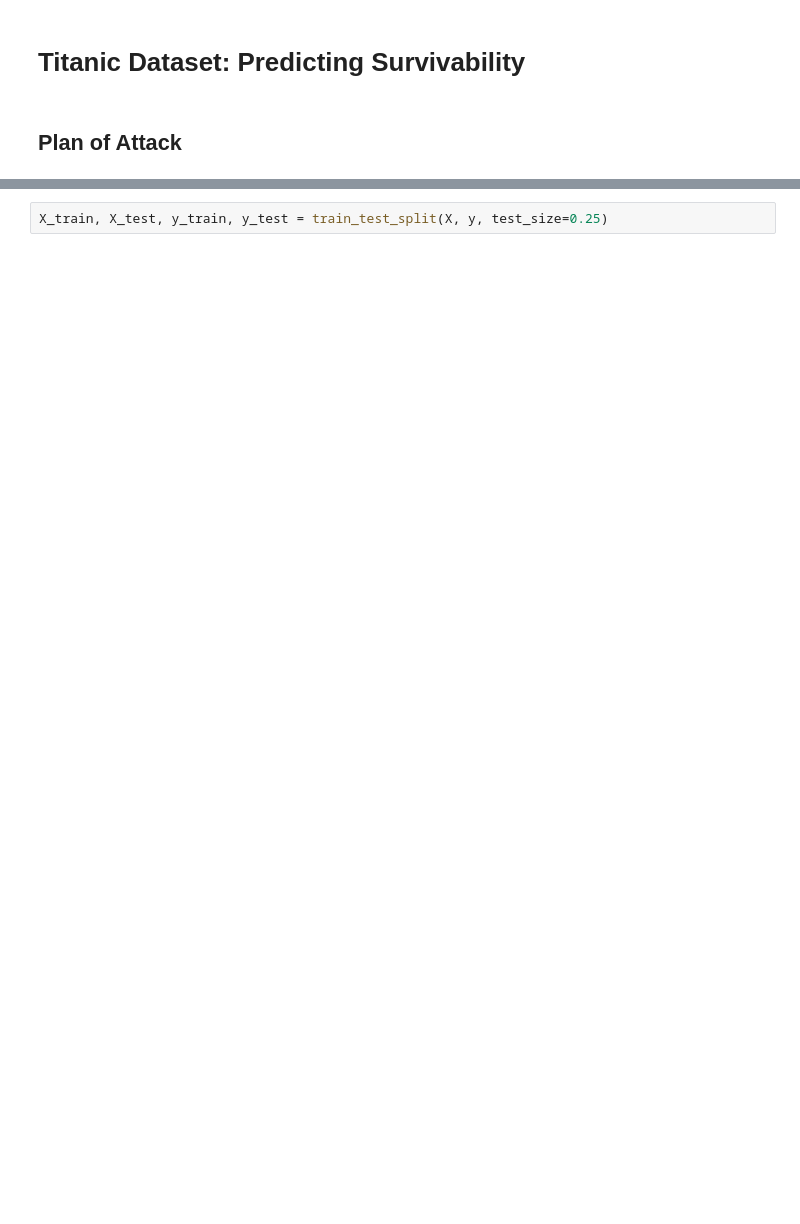
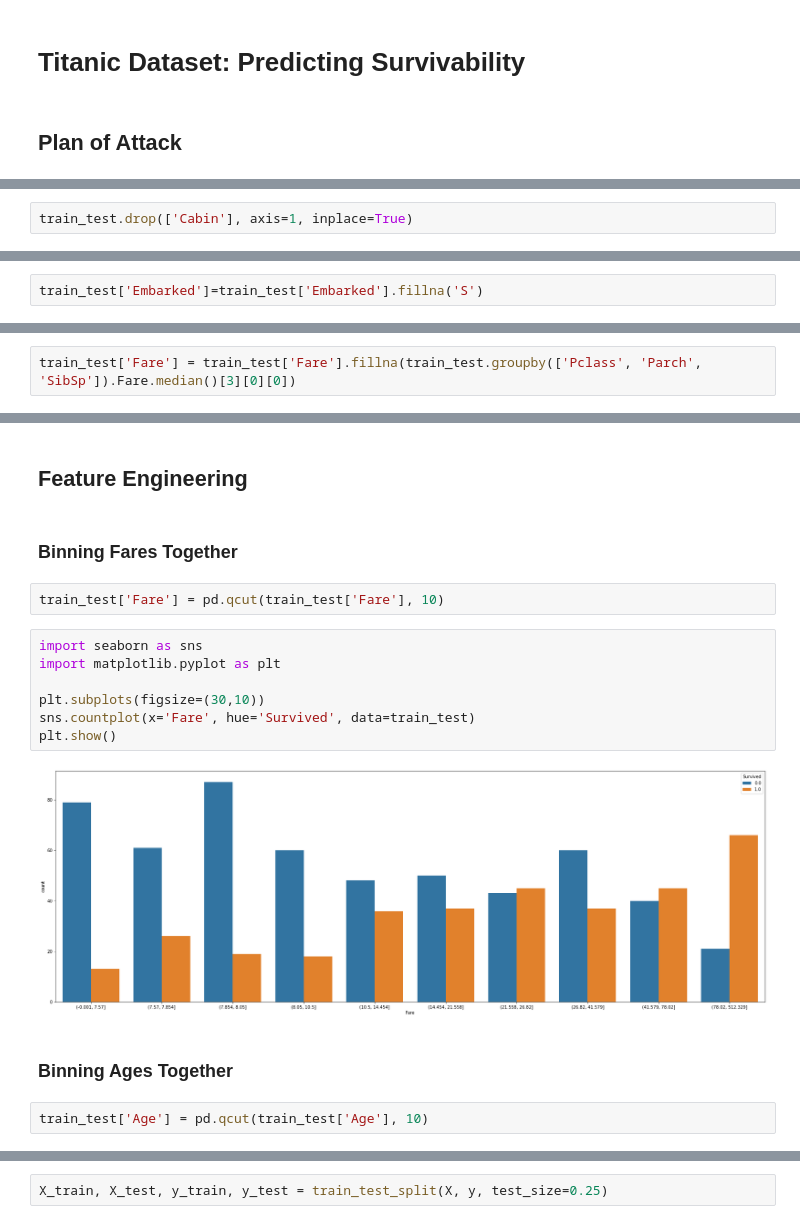
Before and after one commit to arturvilenskiy/data_science_portfolio, a Jupyter notebook: titanic_model.ipynb, the cells around one changed output, grey strips where cells are left out. Drawn from its saved outputs; the diff is of its cells as text; blank space fills up the shorter version.

Commit message:
added feature engineering titanic model

```diff
--- a/titanic_model.ipynb
+++ b/titanic_model.ipynb
@@ -23,0 +79,2 @@ warnings.filterwarnings('ignore')
+# %%
+train_test.drop(['Cabin'], axis=1, inplace=True)
@@ -23,0 +89,2 @@ warnings.filterwarnings('ignore')
+# %%
+train_test['Embarked']=train_test['Embarked'].fillna('S')
@@ -23,0 +98,2 @@ warnings.filterwarnings('ignore')
+# %%
+train_test['Fare'] = train_test['Fare'].fillna(train_test.groupby(['Pclass', 'Parch', 'SibSp']).Fare.median()[3][0][0])
@@ -23,0 +121,19 @@ warnings.filterwarnings('ignore')
+# %% [markdown]
+## Feature Engineering
+# %% [markdown]
+### Binning Fares Together
+# %%
+train_test['Fare'] = pd.qcut(train_test['Fare'], 10)
+# %%
+import seaborn as sns
+import matplotlib.pyplot as plt
+
+plt.subplots(figsize=(30,10))
+sns.countplot(x='Fare', hue='Survived', data=train_test)
+plt.show()
+# %% [output]
+[figure, added]
+# %% [markdown]
+### Binning Ages Together
+# %%
+train_test['Age'] = pd.qcut(train_test['Age'], 10)
```
Also changed, not shown: parts of 42 cells of this notebook.
